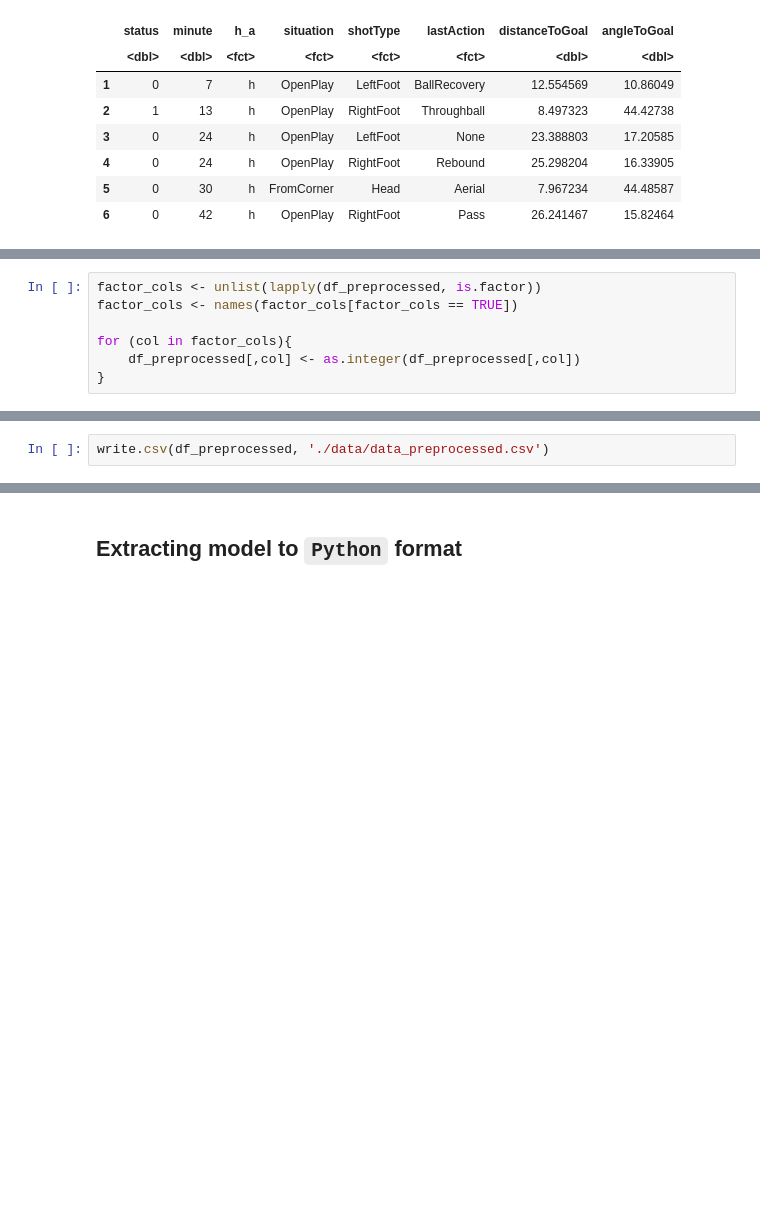
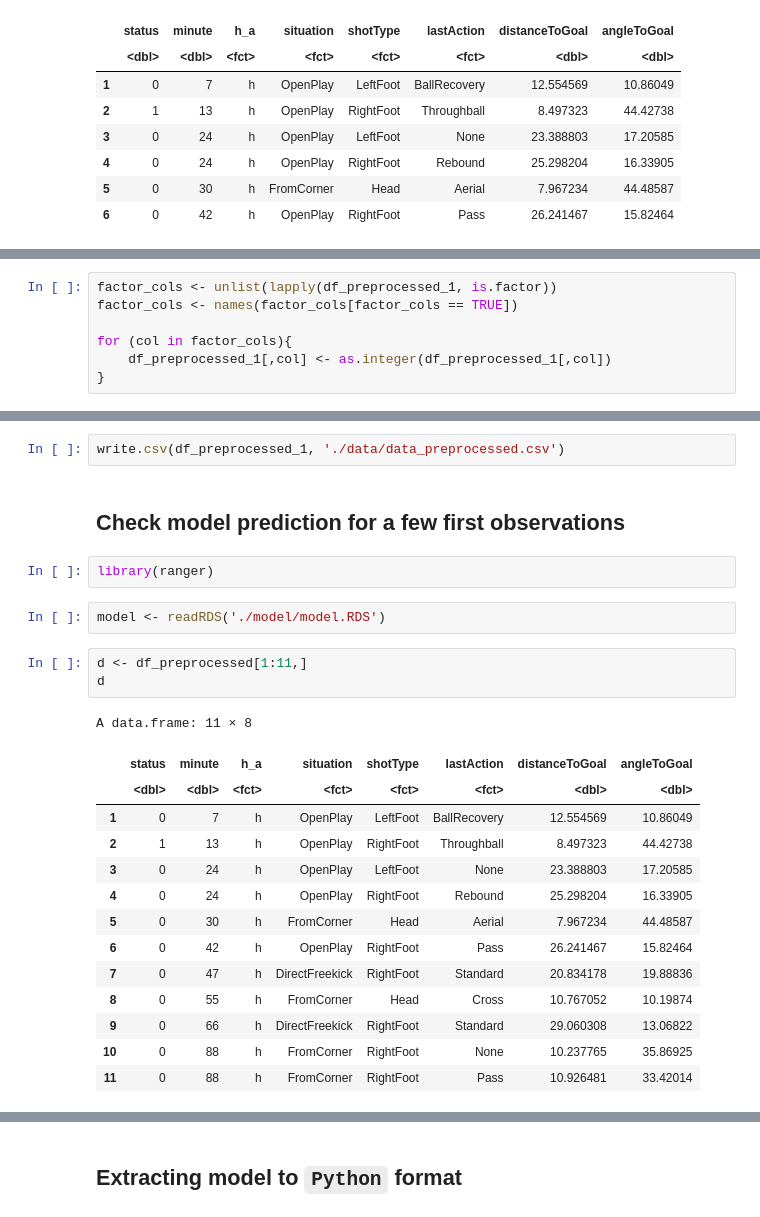
Before and after one commit to adrianstando/aSHAP-for-xG-model, a Jupyter notebook: 02_preprocessing_exctracting_model.ipynb, the cells around one changed output, grey strips where cells are left out. Drawn from its saved outputs; the diff is of its cells as text; blank space fills up the shorter version.

Commit message:
Add example prediction

```diff
--- a/02_preprocessing_exctracting_model.ipynb
+++ b/02_preprocessing_exctracting_model.ipynb
@@ -64,8 +66,8 @@ A data.frame: 6 × 8
 # %%
-factor_cols <- unlist(lapply(df_preprocessed, is.factor))
+factor_cols <- unlist(lapply(df_preprocessed_1, is.factor))
 factor_cols <- names(factor_cols[factor_cols == TRUE])
 
 for (col in factor_cols){
-    df_preprocessed[,col] <- as.integer(df_preprocessed[,col])
+    df_preprocessed_1[,col] <- as.integer(df_preprocessed_1[,col])
 }
 # %%
@@ -81,4 +83,28 @@ A data.frame: 6 × 8
 | 5 | 0 | 30 | 2 | 2 | 1 | 1 | 7.967234 | 44.48587 |
 | 6 | 0 | 42 | 2 | 3 | 4 | 27 | 26.241467 | 15.82464 |
 # %%
-write.csv(df_preprocessed, './data/data_preprocessed.csv')
+write.csv(df_preprocessed_1, './data/data_preprocessed.csv')
+# %% [markdown]
+## Check model prediction for a few first observations
+# %%
+library(ranger)
+# %%
+model <- readRDS('./model/model.RDS')
+# %%
+d <- df_preprocessed[1:11,]
+d
+# %% [output]
+A data.frame: 11 × 8
+|  | status | minute | h_a | situation | shotType | lastAction | distanceToGoal | angleToGoal |
+|  | <dbl> | <dbl> | <fct> | <fct> | <fct> | <fct> | <dbl> | <dbl> |
+| 1 | 0 | 7 | h | OpenPlay | LeftFoot | BallRecovery | 12.554569 | 10.86049 |
+| 2 | 1 | 13 | h | OpenPlay | RightFoot | Throughball | 8.497323 | 44.42738 |
+| 3 | 0 | 24 | h | OpenPlay | LeftFoot | None | 23.388803 | 17.20585 |
+| 4 | 0 | 24 | h | OpenPlay | RightFoot | Rebound | 25.298204 | 16.33905 |
+| 5 | 0 | 30 | h | FromCorner | Head | Aerial | 7.967234 | 44.48587 |
+| 6 | 0 | 42 | h | OpenPlay | RightFoot | Pass | 26.241467 | 15.82464 |
+| 7 | 0 | 47 | h | DirectFreekick | RightFoot | Standard | 20.834178 | 19.88836 |
+| 8 | 0 | 55 | h | FromCorner | Head | Cross | 10.767052 | 10.19874 |
+| 9 | 0 | 66 | h | DirectFreekick | RightFoot | Standard | 29.060308 | 13.06822 |
+| 10 | 0 | 88 | h | FromCorner | RightFoot | None | 10.237765 | 35.86925 |
+| 11 | 0 | 88 | h | FromCorner | RightFoot | Pass | 10.926481 | 33.42014 |
```
Also changed, not shown: parts of 5 cells of this notebook.
